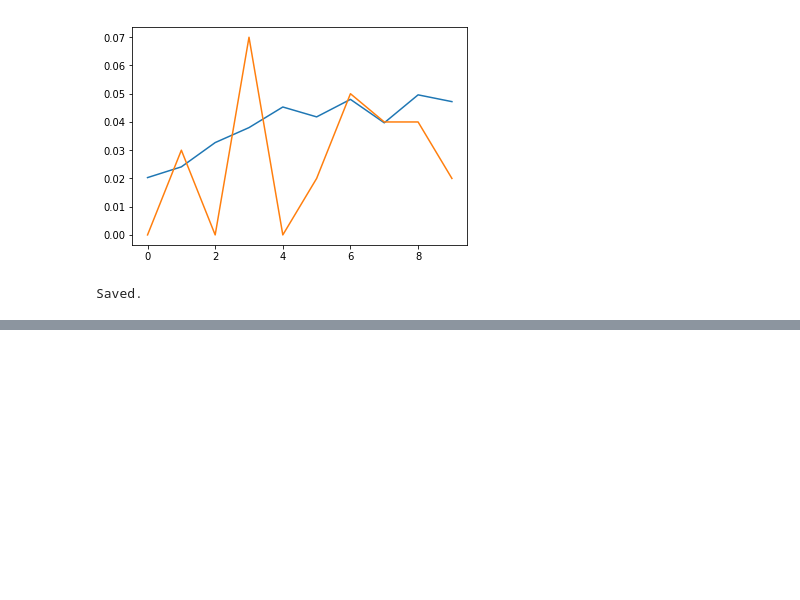
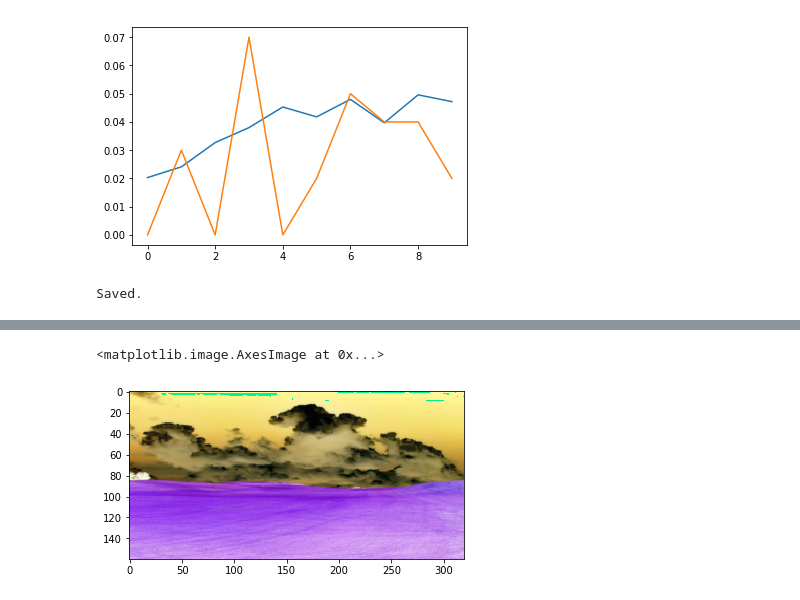
Before and after one commit to tempflip/CarND-Behavioral-Cloning-P3, a Jupyter notebook: generate_model.py.ipynb, the cells around one changed output, grey strips where cells are left out. Cells and saved outputs as stored; diff of their text form; code cells hidden in the pictures; blank space fills up the shorter version.

```diff
--- a/generate_model.py.ipynb
+++ b/generate_model.py.ipynb
@@ -371,0 +348,7 @@ min, max 3.06253082039e-06 0.107373719643
+# %%
+#chessboard = misc.imresize(misc.imread('./tablecolor.jpg'), (40,320))
+chessboard = np.array(misc.imresize(misc.imread('./field.jpg'), (160,320)),dtype=np.float32)
+plt.imshow(chessboard)
+# %% [output]
+<matplotlib.image.AxesImage at 0x...>
+[figure, added]
```
Also changed, not shown: parts of 15 cells of this notebook, 1 other file.
